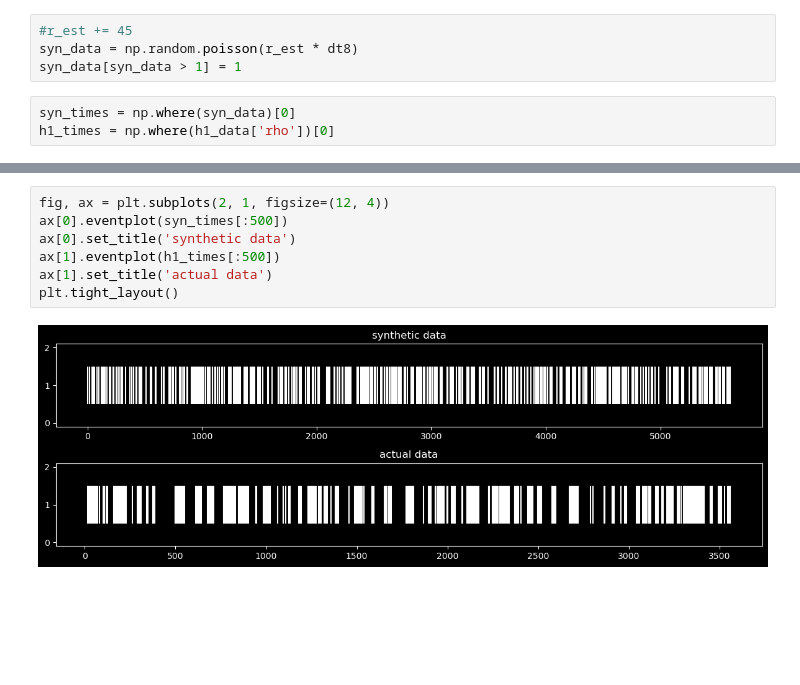
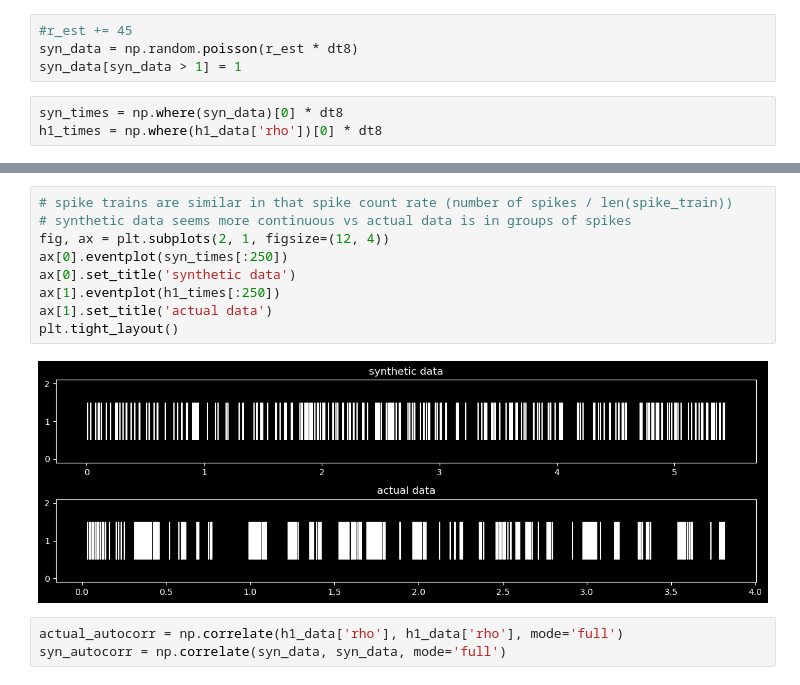
Before and after one commit to polsen99/theoretical_neuroscience, a Jupyter notebook: ch2.ipynb, the cells around one changed output, grey strips where cells are left out. Cells and saved outputs as stored; diff of their text form; blank space fills up the shorter version.

```diff
--- a/ch2.ipynb
+++ b/ch2.ipynb
@@ -140,5 +140,5 @@ np.mean(r_est) # want this to be ~44
 syn_data = np.random.poisson(r_est * dt8)
 syn_data[syn_data > 1] = 1
 # %%
-syn_times = np.where(syn_data)[0]
-h1_times = np.where(h1_data['rho'])[0]
+syn_times = np.where(syn_data)[0] * dt8
+h1_times = np.where(h1_data['rho'])[0] * dt8
@@ -145,9 +152,14 @@ h1_times = np.where(h1_data['rho'])[0]
 # %%
+# spike trains are similar in that spike count rate (number of spikes / len(spike_train))
+# synthetic data seems more continuous vs actual data is in groups of spikes
 fig, ax = plt.subplots(2, 1, figsize=(12, 4))
-ax[0].eventplot(syn_times[:500])
+ax[0].eventplot(syn_times[:250])
 ax[0].set_title('synthetic data')
-ax[1].eventplot(h1_times[:500])
+ax[1].eventplot(h1_times[:250])
 ax[1].set_title('actual data')
 plt.tight_layout()
 # %% [output]
-[figure, old version]
+[figure, new version]
+# %%
+actual_autocorr = np.correlate(h1_data['rho'], h1_data['rho'], mode='full')
+syn_autocorr = np.correlate(syn_data, syn_data, mode='full')
```
Also changed, not shown: parts of 14 cells of this notebook, 3 other files.
